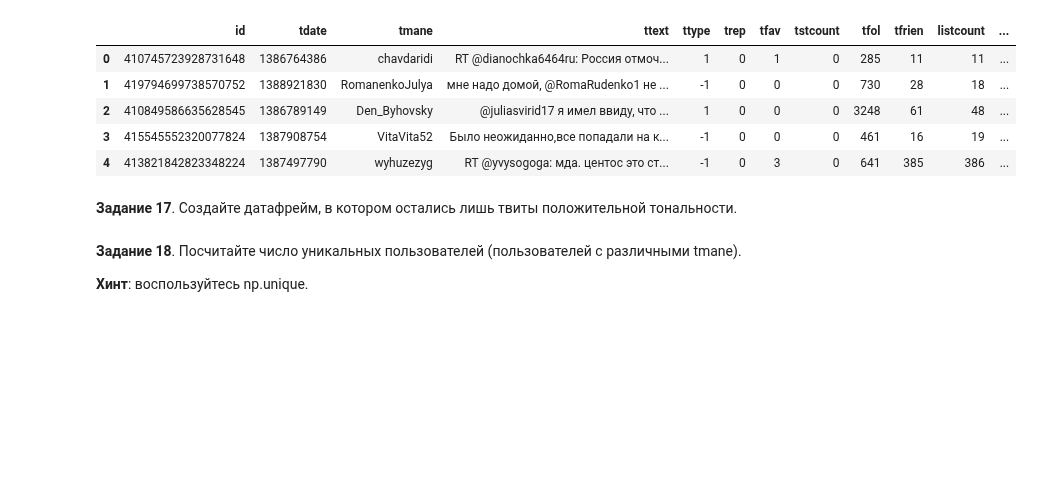
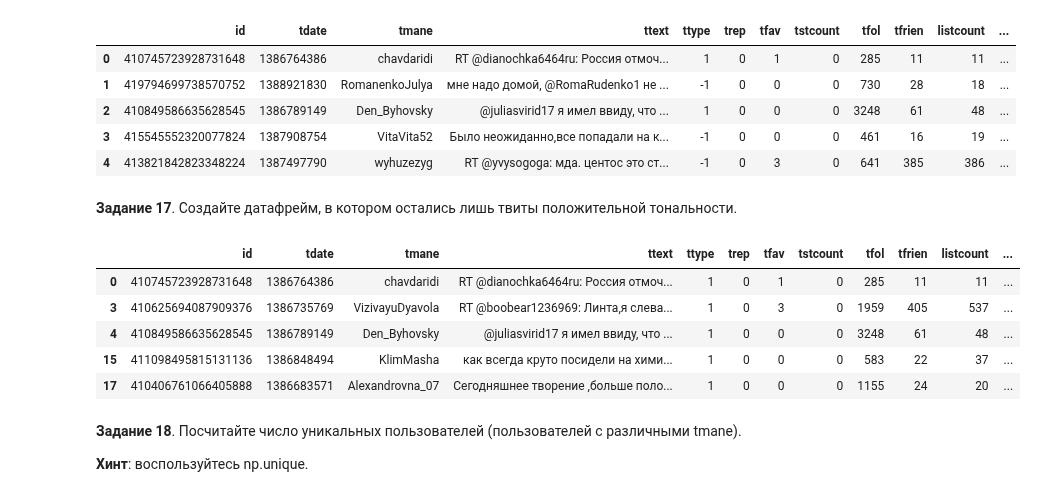
Before and after one commit to GlebChili/math-ml-hse-2019, a Jupyter notebook: hw1.ipynb, the cells around one changed output. Cells and saved outputs as stored; diff of their text form; code cells hidden in the pictures; blank space fills up the shorter version.

```diff
--- a/hw1.ipynb
+++ b/hw1.ipynb
@@ -599,3 +597,14 @@ __Задание 17__. Создайте датафрейм, в котором о
+# %%
+only_positive_tweets = df[df["ttype"] == 1]
+# %%
+only_positive_tweets.head()
+# %% [output]
+|  | id | tdate | tmane | ttext | ttype | trep | tfav | tstcount | tfol | tfrien | listcount | ... |
+| 0 | 410745723928731648 | 1386764386 | chavdaridi | RT @dianochka6464ru: Россия отмоч... | 1 | 0 | 1 | 0 | 285 | 11 | 11 | ... |
+| 3 | 410625694087909376 | 1386735769 | VizivayuDyavola | RT @boobear1236969: Линта,я слева... | 1 | 0 | 3 | 0 | 1959 | 405 | 537 | ... |
+| 4 | 410849586635628545 | 1386789149 | Den_Byhovsky | @juliasvirid17 я имел ввиду, что ... | 1 | 0 | 0 | 0 | 3248 | 61 | 48 | ... |
+| 15 | 411098495815131136 | 1386848494 | KlimMasha | как всегда круто посидели на хими... | 1 | 0 | 0 | 0 | 583 | 22 | 37 | ... |
+| 17 | 410406761066405888 | 1386683571 | Alexandrovna_07 | Сегодняшнее творение ,больше поло... | 1 | 0 | 0 | 0 | 1155 | 24 | 20 | ... |
 # %% [markdown]
 __Задание 18__. Посчитайте число уникальных пользователей (пользователей с различными tmane).
 
```
Also changed, not shown: parts of 1 cell of this notebook.
